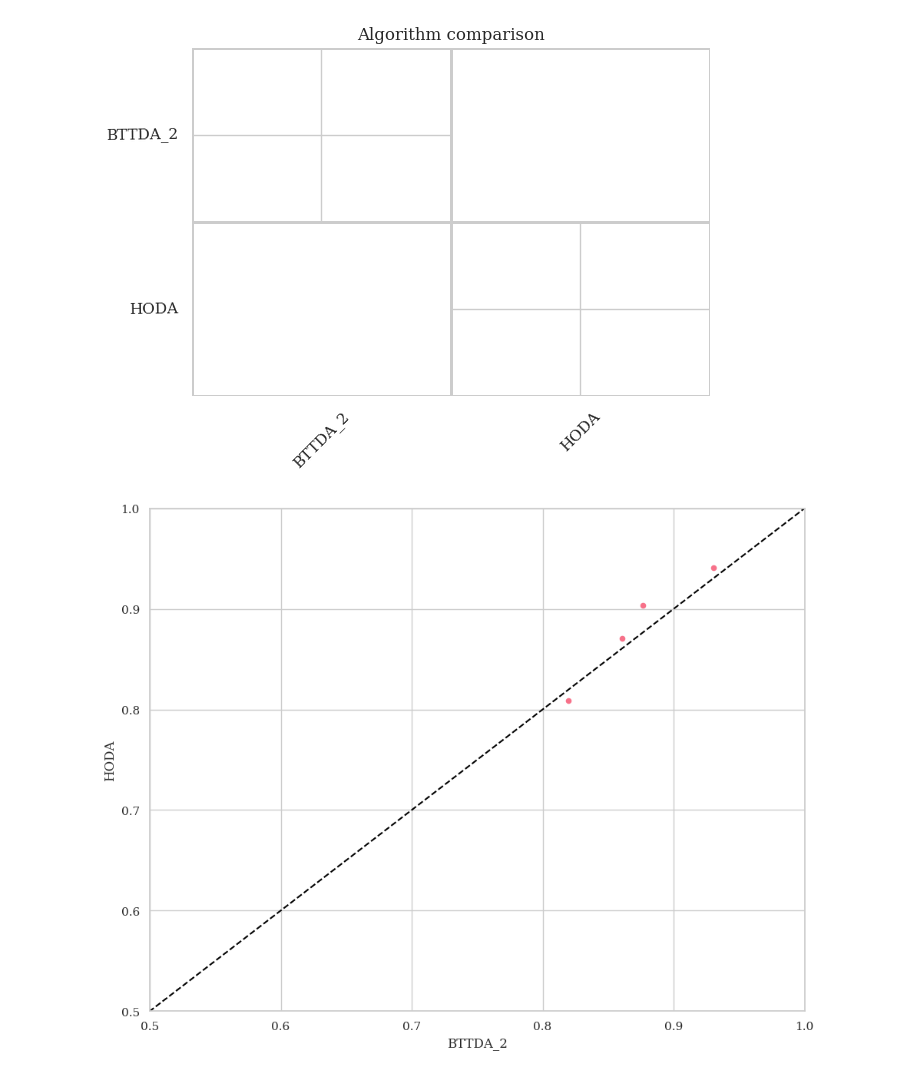
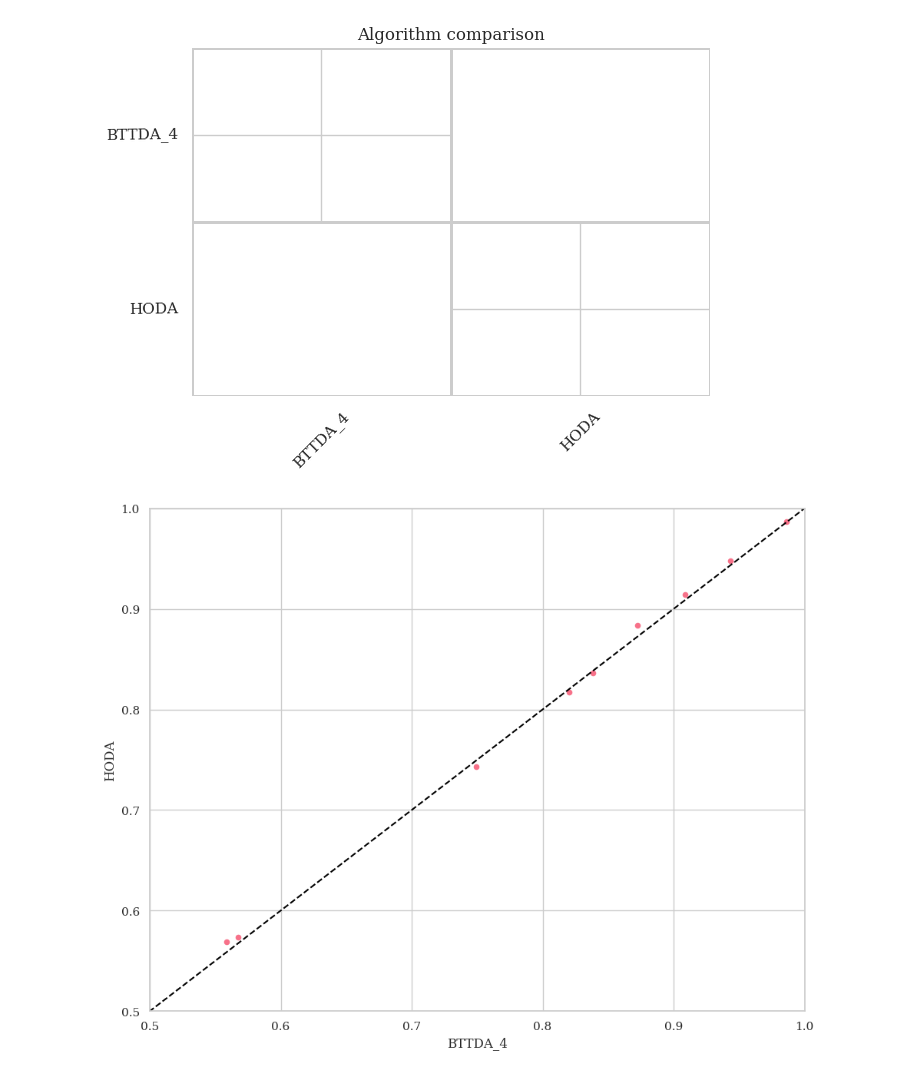
Before and after one commit to arnevdk/bttda, a Jupyter notebook: notebooks/moabb_mi.ipynb, the cells around one changed output. Cells and saved outputs as stored; diff of their text form; code cells hidden in the pictures.

```diff
--- a/notebooks/moabb_mi.ipynb
+++ b/notebooks/moabb_mi.ipynb
@@ -7,6 +7,6 @@ sfreq=250
 
 paradigm=LeftRightImagery(resample=sfreq)
 datasets = [
-    #BNCI2014_004(),
-    Zhou2016(),
+    BNCI2014_004(),
+    #Zhou2016(),
 ]
@@ -70,9 +73,9 @@ pipelines['HODA'] = Pipeline([
     ('clf', clf)
 ])
 
-pipelines['BTTDA_2'] = Pipeline([
+pipelines['BTTDA_4'] = Pipeline([
     ('bttda', GreedyBTTDA(
-        max_blocks=2,
+        max_blocks=4,
         **bttda_params,
         clf=clf,
     )),
@@ -214,7 +317,7 @@ plt.show()
 [figure]
 # %%
 import moabb.analysis.plotting as moabb_plt
-fig = moabb_plt.paired_plot(results, "BTTDA_2", "HODA")
+fig = moabb_plt.paired_plot(results, "BTTDA_4", "HODA")
 plt.show()
 # %% [output]
-[figure, old version]
+[figure, new version]
```
Also changed, not shown: parts of 6 cells of this notebook, 2 other files.
